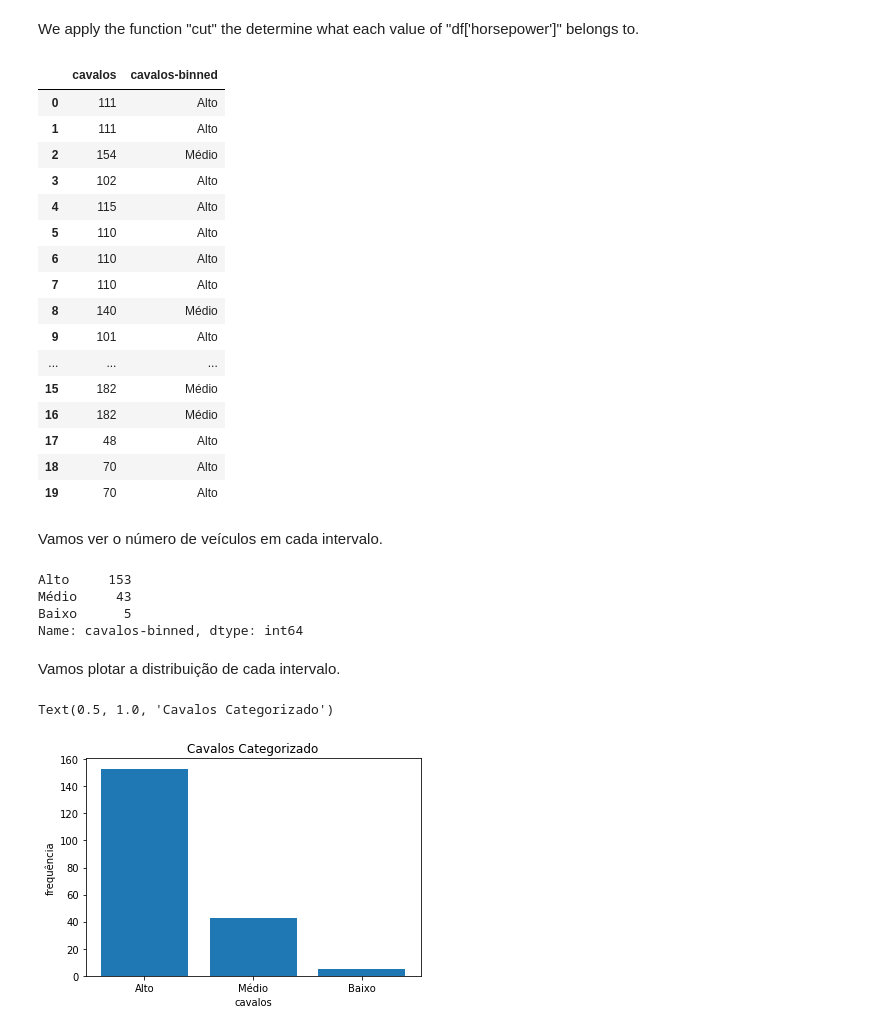
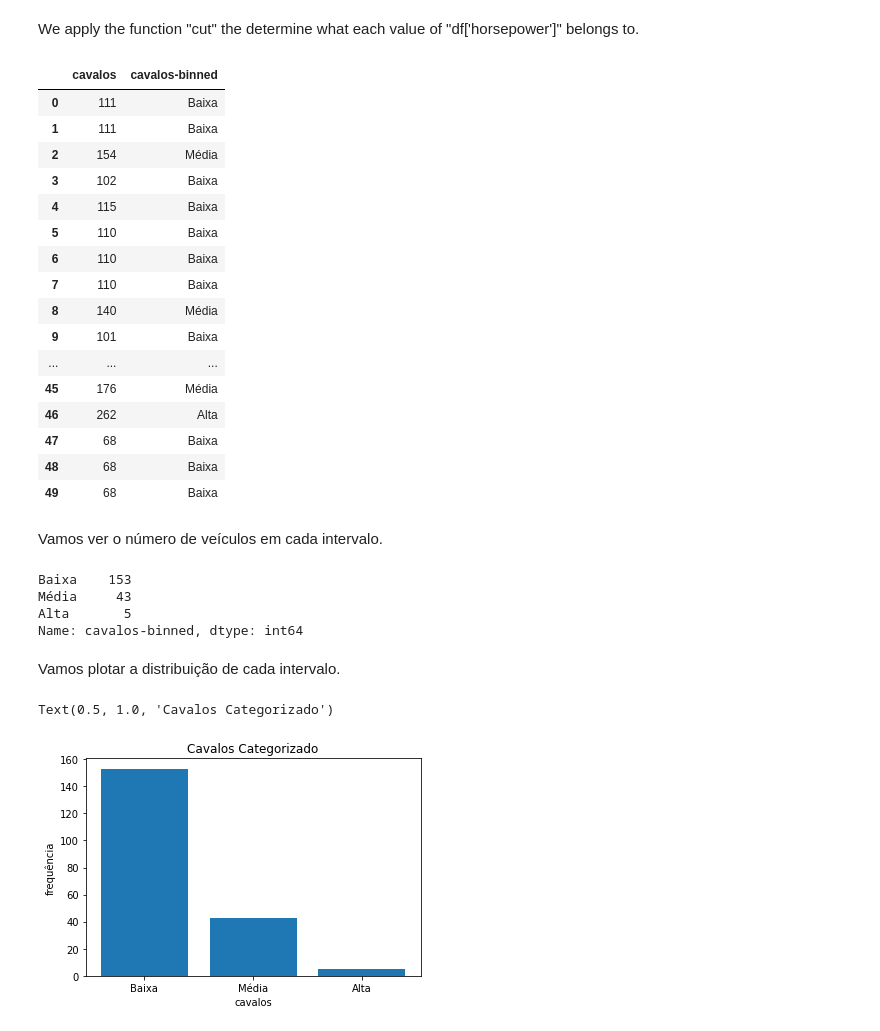
Before and after one commit to salvares/limpeza_de_dados_python_pandas, a Jupyter notebook: data_wrangling_portugues.ipynb, the cells around one changed output. Saved outputs shown, nothing was run; the diff lists cells and outputs as text; code cells hidden in the pictures.

```diff
--- a/data_wrangling_portugues.ipynb
+++ b/data_wrangling_portugues.ipynb
@@ -484,34 +486,36 @@ group_names = ['Alto', 'Médio', 'Baixo']
+# %%
+group_names = ['Baixa', 'Média', 'Alta']
 # %% [markdown]
  We apply the function "cut" the determine what each value of "df['horsepower']" belongs to.
 # %%
 df['cavalos-binned'] = pd.cut(df['cavalos'], bins, labels=group_names, include_lowest=True )
-df[['cavalos','cavalos-binned']].head(20)
+df[['cavalos','cavalos-binned']].head(50)
 # %% [output]
 |  | cavalos | cavalos-binned |
-| 0 | 111 | Alto |
-| 1 | 111 | Alto |
-| 2 | 154 | Médio |
-| 3 | 102 | Alto |
-| 4 | 115 | Alto |
-| 5 | 110 | Alto |
-| 6 | 110 | Alto |
-| 7 | 110 | Alto |
-| 8 | 140 | Médio |
-| 9 | 101 | Alto |
+| 0 | 111 | Baixa |
+| 1 | 111 | Baixa |
+| 2 | 154 | Média |
+| 3 | 102 | Baixa |
+| 4 | 115 | Baixa |
+| 5 | 110 | Baixa |
+| 6 | 110 | Baixa |
+| 7 | 110 | Baixa |
+| 8 | 140 | Média |
+| 9 | 101 | Baixa |
 | ... | ... | ... |
-| 15 | 182 | Médio |
-| 16 | 182 | Médio |
-| 17 | 48 | Alto |
-| 18 | 70 | Alto |
-| 19 | 70 | Alto |
+| 45 | 176 | Média |
+| 46 | 262 | Alta |
+| 47 | 68 | Baixa |
+| 48 | 68 | Baixa |
+| 49 | 68 | Baixa |
 # %% [markdown]
 Vamos ver o número de veículos em cada intervalo.
 # %%
 df["cavalos-binned"].value_counts()
 # %% [output]
-Alto     153
-Médio     43
-Baixo      5
+Baixa    153
+Média     43
+Alta       5
 Name: cavalos-binned, dtype: int64
 # %% [markdown]
 Vamos plotar a distribuição de cada intervalo.
@@ -527,4 +531,4 @@ plt.pyplot.ylabel("frequência")
 plt.pyplot.title("Cavalos Categorizado")
 # %% [output]
 Text(0.5, 1.0, 'Cavalos Categorizado')
-[figure, old version]
+[figure, new version]
```
Also changed, not shown: parts of 15 cells of this notebook.
